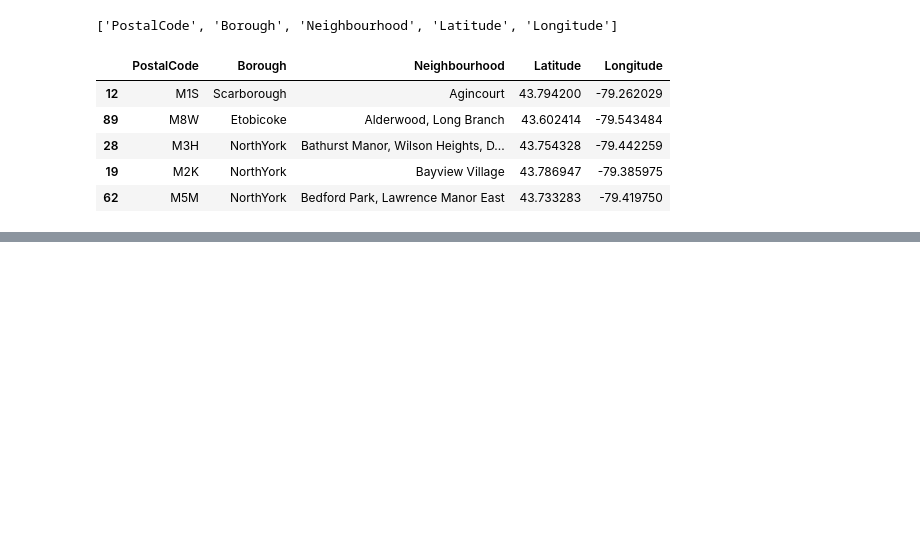
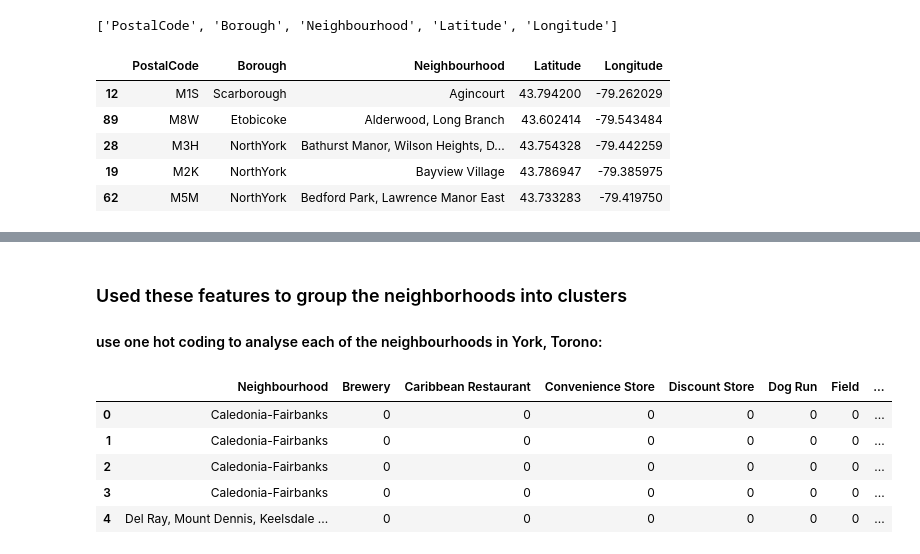
Before and after one commit to JepsonDu/Coursera_Capstone, a Jupyter notebook: Coursera_Capstone.ipynb, the cells around one changed output, grey strips where cells are left out. Cells and saved outputs as stored; diff of their text form; code cells hidden in the pictures; blank space fills up the shorter version.

```diff
--- a/Coursera_Capstone.ipynb
+++ b/Coursera_Capstone.ipynb
@@ -334,0 +490,3 @@ sorted_dataframe.head()
+# %%
+york_data = sorted_dataframe[sorted_dataframe['Borough'] == 'York'].reset_index(drop=True)
+york_data
@@ -334,0 +546,22 @@ sorted_dataframe.head()
+# %%
+LIMIT = 100
+
+radius = 500
+
+url = 'https://api.foursquare.com/v2/venues/explore?&client_id={}&client_secret={}&v={}&ll={},{}&radius={}&limit={}'.format(
+
+CLIENT_ID,
+
+CLIENT_SECRET,
+
+VERSION,
+
+neighbourhood_latitude,
+
+neighbourhood_longitude,
+
+radius,
+
+LIMIT)
+
+url
@@ -334,0 +655,5 @@ sorted_dataframe.head()
+# %%
+york_venues = getNearbyVenues(names=york_data['Neighbourhood'],
+                                   latitudes=york_data['Latitude'],
+                                   longitudes=york_data['Longitude']
+                                  )
@@ -334,0 +684,22 @@ sorted_dataframe.head()
+# %% [markdown]
+### Used these features to group the neighborhoods into clusters
+#### use one hot coding to analyse each of the neighbourhoods in York, Torono:
+# %%
+# one hot encoding
+york_onehot = pd.get_dummies(york_venues[['Venue Category']], prefix="", prefix_sep="")
+
+# add neighborhood column back to dataframe
+york_onehot['Neighbourhood'] = york_venues['Neighbourhood']
+
+# move neighborhood column to the first column
+york_fixed_columns = [york_onehot.columns[-1]] + list(york_onehot.columns[:-1])
+york_onehot = york_onehot[york_fixed_columns]
+
+york_onehot.head()
+# %% [output]
+|  | Neighbourhood | Brewery | Caribbean Restaurant | Convenience Store | Discount Store | Dog Run | Field | ... |
+| 0 | Caledonia-Fairbanks | 0 | 0 | 0 | 0 | 0 | 0 | ... |
+| 1 | Caledonia-Fairbanks | 0 | 0 | 0 | 0 | 0 | 0 | ... |
+| 2 | Caledonia-Fairbanks | 0 | 0 | 0 | 0 | 0 | 0 | ... |
+| 3 | Caledonia-Fairbanks | 0 | 0 | 0 | 0 | 0 | 0 | ... |
+| 4 | Del Ray, Mount Dennis, Keelsdale ... | 0 | 0 | 0 | 0 | 0 | 0 | ... |
```
Also changed, not shown: parts of 42 cells of this notebook.
